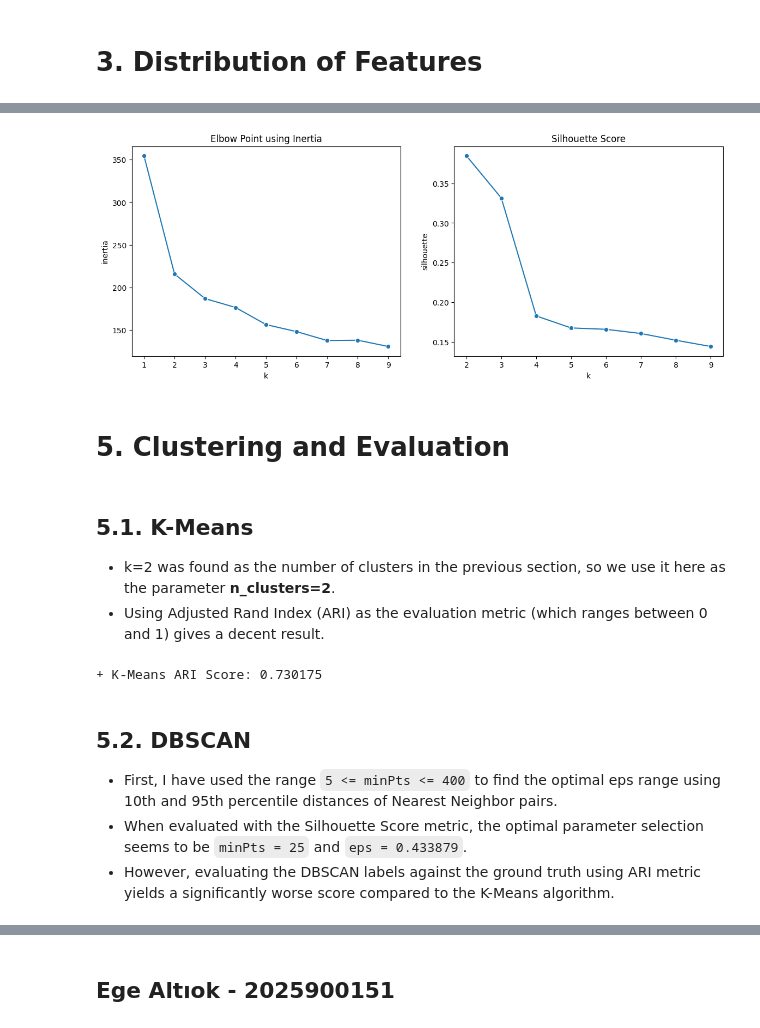
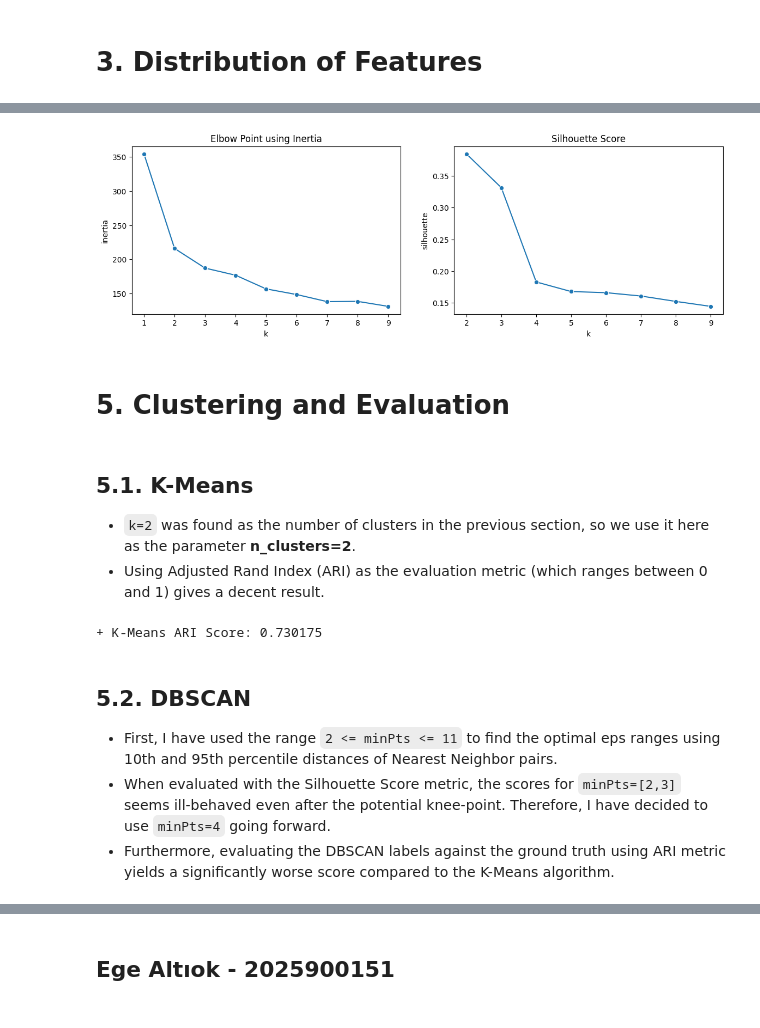
Before and after one commit to Apothemia/STA6015-Assignment-1, a Jupyter notebook: report.ipynb, the cells around one changed output, grey strips where cells are left out. Cells and saved outputs as stored; diff of their text form; code cells hidden in the pictures.

```diff
--- a/report.ipynb
+++ b/report.ipynb
@@ -84,16 +88,16 @@ for i in range(3):
 * Therefore, we can safely assume that the number of clusters is 2.
 # %%
-f, (ax1, ax2) = plt.subplots(1, 2, figsize=(14, 5))
+f, (ax1, ax2) = plt.subplots(1, 2, figsize=(14, 4))
 
 plot_elbow_method_with_k(ax1, features, k_start=1, k_end=9)
 plot_silhouette_score_with_k(ax2, features, k_start=2, k_end=9)
 # %% [output]
-[figure, old version]
+[figure, new version]
 # %% [markdown]
 # 5. Clustering and Evaluation
 # %% [markdown]
 ## 5.1. K-Means
-* k=2 was found as the number of clusters in the previous section, so we use it here as the parameter <b>n_clusters=2</b>.
+* `k=2` was found as the number of clusters in the previous section, so we use it here as the parameter <b>n_clusters=2</b>.
 * Using Adjusted Rand Index (ARI) as the evaluation metric (which ranges between 0 and 1) gives a decent result.
 # %%
 k_means = KMeans(n_clusters=2, random_state=0).fit(features)
@@ -104,6 +108,6 @@ print(f'+ K-Means ARI Score: {k_means_ari_score:.6f}')
 # %% [markdown]
 ## 5.2. DBSCAN
 
-* First, I have used the range `5 <= minPts <= 400` to find the optimal eps range using 10th and 95th percentile distances of Nearest Neighbor pairs.
-* When evaluated with the Silhouette Score metric, the optimal parameter selection seems to be `minPts = 25` and `eps = 0.433879`.
-* However, evaluating the DBSCAN labels against the ground truth using ARI metric yields a significantly worse score compared to the K-Means algorithm.
+* First, I have used the range `2 <= minPts <= 11` to find the optimal eps ranges using 10th and 95th percentile distances of Nearest Neighbor pairs.
+* When evaluated with the Silhouette Score metric, the scores for `minPts=[2,3]` seems ill-behaved even after the potential knee-point. Therefore, I have decided to use `minPts=4` going forward.
+* Furthermore, evaluating the DBSCAN labels against the ground truth using ARI metric yields a significantly worse score compared to the K-Means algorithm.
```
Also changed, not shown: parts of 14 cells of this notebook, 3 other files.
